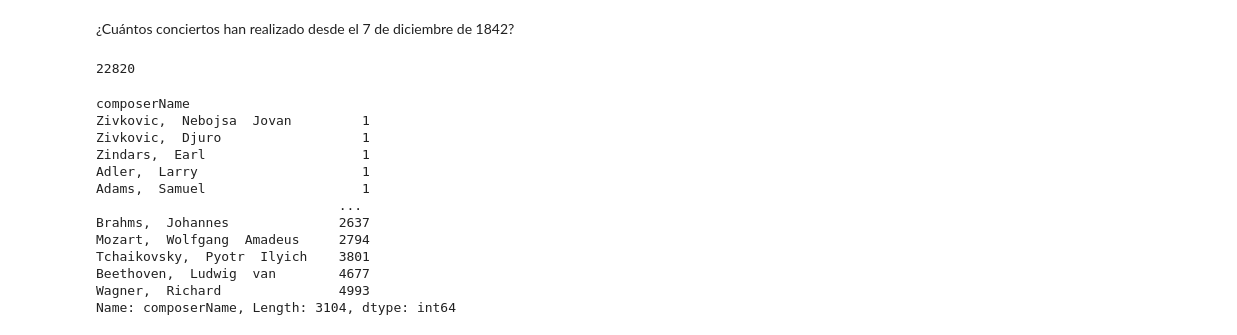
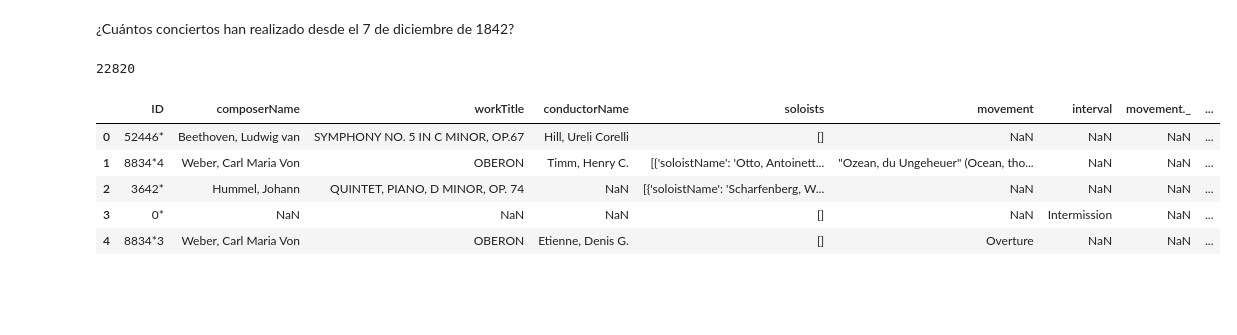
Before and after one commit to Cristobal-Lyon-Diaz/IMT2200-Cristobal-Lyon, a Jupyter notebook: Clases/Desafio clase 04/IMT2200_Clase_04_clean.ipynb, the cells around one changed output. Cells and saved outputs as stored; diff of their text form; code cells hidden in the pictures; blank space fills up the shorter version.

```diff
--- a/Clases/Desafio clase 04/IMT2200_Clase_04_clean.ipynb
+++ b/Clases/Desafio clase 04/IMT2200_Clase_04_clean.ipynb
@@ -400,23 +400,17 @@ len(concert_data)
 # %% [output]
 22820
 # %%
-concert_data = pd.json_normalize(data=datos_raw['programs'], record_path='works')
-concert_data.head()
+#DataFrame aplanado con works
+concert_data = pd.json_normalize(datos_raw['programs'], record_path='works')
 
 concert_data.groupby("composerName")["composerName"].count().sort_values()
 
+concert_data.head()
 #El compositor con más obras es que mas veces ha tocado es Richard Wagner, con 4993 veces
 # %% [output]
-composerName
-Zivkovic,  Nebojsa  Jovan         1
-Zivkovic,  Djuro                  1
-Zindars,  Earl                    1
-Adler,  Larry                     1
-Adams,  Samuel                    1
-                               ...
-Brahms,  Johannes              2637
-Mozart,  Wolfgang  Amadeus     2794
-Tchaikovsky,  Pyotr  Ilyich    3801
-Beethoven,  Ludwig  van        4677
-Wagner,  Richard               4993
-Name: composerName, Length: 3104, dtype: int64
+|  | ID | composerName | workTitle | conductorName | soloists | movement | interval | movement._ | ... |
+| 0 | 52446* | Beethoven, Ludwig van | SYMPHONY NO. 5 IN C MINOR, OP.67 | Hill, Ureli Corelli | [] | NaN | NaN | NaN | ... |
+| 1 | 8834*4 | Weber, Carl Maria Von | OBERON | Timm, Henry C. | [{'soloistName': 'Otto, Antoinett... | "Ozean, du Ungeheuer" (Ocean, tho... | NaN | NaN | ... |
+| 2 | 3642* | Hummel, Johann | QUINTET, PIANO, D MINOR, OP. 74 | NaN | [{'soloistName': 'Scharfenberg, W... | NaN | NaN | NaN | ... |
+| 3 | 0* | NaN | NaN | NaN | [] | NaN | Intermission | NaN | ... |
+| 4 | 8834*3 | Weber, Carl Maria Von | OBERON | Etienne, Denis G. | [] | Overture | NaN | NaN | ... |
```
Also changed, not shown: parts of 1 cell of this notebook.
